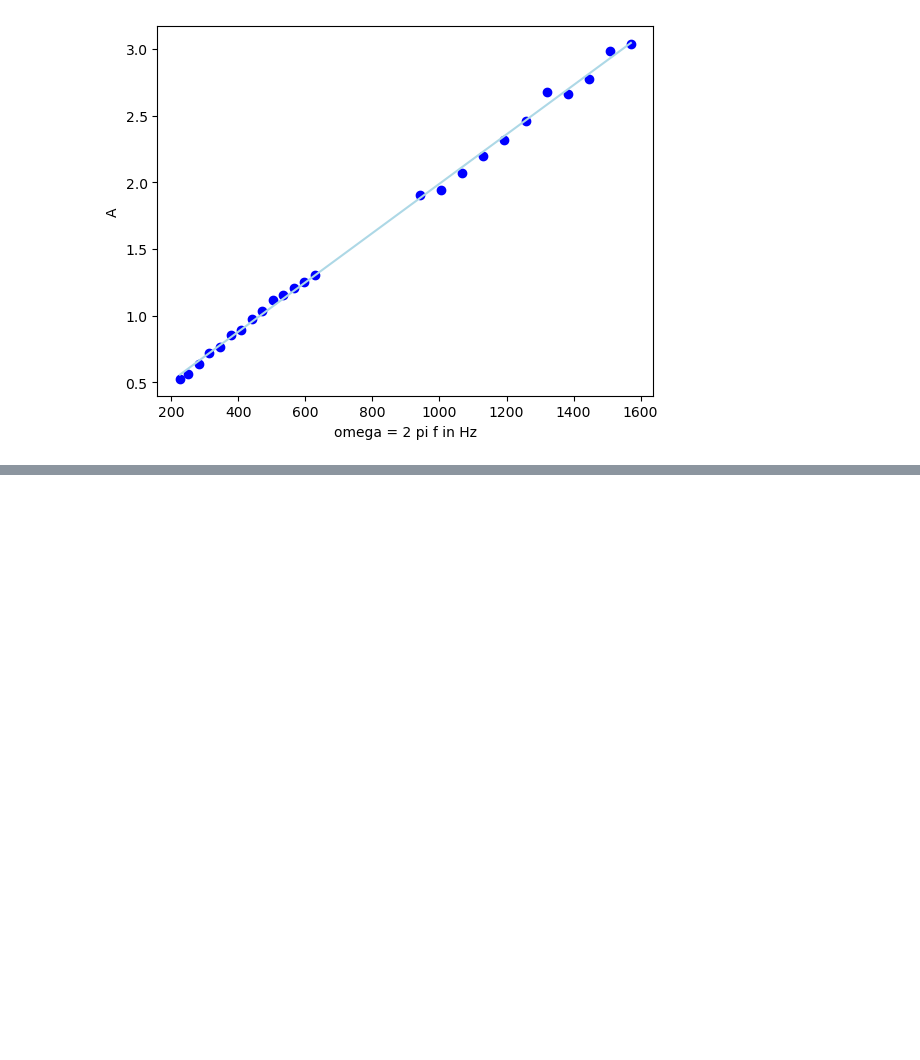
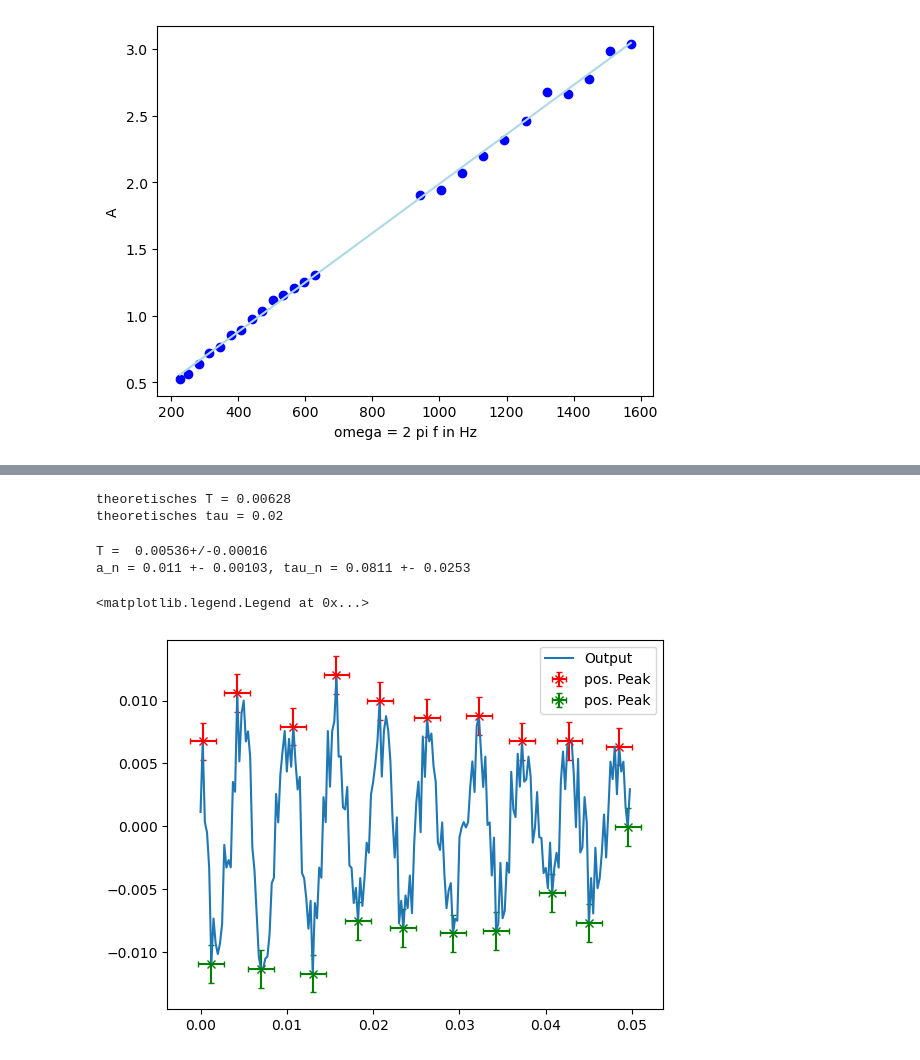
Before and after one commit to CelinaWieberg01/FP, a Jupyter notebook: M_v51/aaron.ipynb, the cells around one changed output, grey strips where cells are left out. Saved outputs shown, nothing was run; the diff lists cells and outputs as text; code cells hidden in the pictures; blank space fills up the shorter version.

```diff
--- a/M_v51/aaron.ipynb
+++ b/M_v51/aaron.ipynb
@@ -240,0 +269,65 @@ print(U_pm)
+# %%
+# generator 2
+C = 100e-9
+R = 10000
+
+T = 2*np.pi*R*C
+tau = 20*R*C
+
+print(f"theoretisches T = {T:.3}")
+print(f"theoretisches tau = {tau:.3}")
+# %% [output]
+theoretisches T = 0.00628
+theoretisches tau = 0.02
+# %%
+def decay(x, a, tau):
+    return a*np.exp(-x/tau)
+# %%
+t, U = np.genfromtxt("data/csv/scope_10.csv", delimiter=",", usecols=(0,2), unpack=True)
+
+t = t[U > 0.03]
+U = U[U > 0.03]
+
+U = U[t < 0.3]
+t = t[t < 0.3]
+
+U -= np.mean(U)
+t -= t[0]
+
+pos_peaks, _ = find_peaks(U, distance=15)
+t_ppeaks = t[pos_peaks]
+U_ppeaks = U[pos_peaks]
+t_ppeaks_u = unp.uarray(t_ppeaks, 0.0015)
+U_ppeaks_u = unp.uarray(U_ppeaks, 0.001)
+
+
+neg_peaks, _ = find_peaks(-U, distance=15)
+t_npeaks = t[neg_peaks]
+U_npeaks = U[neg_peaks]
+t_npeaks_u = unp.uarray(t_npeaks, 0.0015)
+U_npeaks_u = unp.uarray(U_npeaks, 0.0015)
+
+plt.errorbar(t_ppeaks, U_ppeaks, yerr=0.0015, xerr=0.0015, fmt="x", capsize=2, color="red", label="pos. Peak")
+plt.errorbar(t_npeaks, U_npeaks, yerr=0.0015, xerr=0.0015, fmt="x", capsize=2, color="green", label="pos. Peak")
+
+Tp = t_ppeaks[1:] - t_ppeaks[:-1]
+Tn = t_npeaks[1:] - t_npeaks[:-1]
+Ts = np.concatenate((Tp, Tn))
+T_mean = np.mean(Ts)
+T_err = np.std(Ts)/np.sqrt(len(Ts))
+T_u = ufloat(T_mean, T_err)
+print("T = ", T_u)
+
+t_all_peaks = np.concatenate((t_ppeaks, t_npeaks))
+U_all_peaks = np.concatenate((U_ppeaks, -U_npeaks))
+params, cov = curve_fit(decay, t_all_peaks, U_all_peaks, sigma=0.0015, p0=(-0.01, 0.10))
+errs = np.sqrt(np.diag(cov))
+print(f"a_n = {params[0]:.3} +- {errs[0]:.3}, tau_n = {params[1]:.3} +- {errs[1]:.3}")
+
+plt.plot(t, U, label="Output")
+plt.legend()
+# %% [output]
+T =  0.00536+/-0.00016
+a_n = 0.011 +- 0.00103, tau_n = 0.0811 +- 0.0253
+<matplotlib.legend.Legend at 0x...>
+[figure, added]
```
Also changed, not shown: parts of 4 cells of this notebook, 3 other files.
